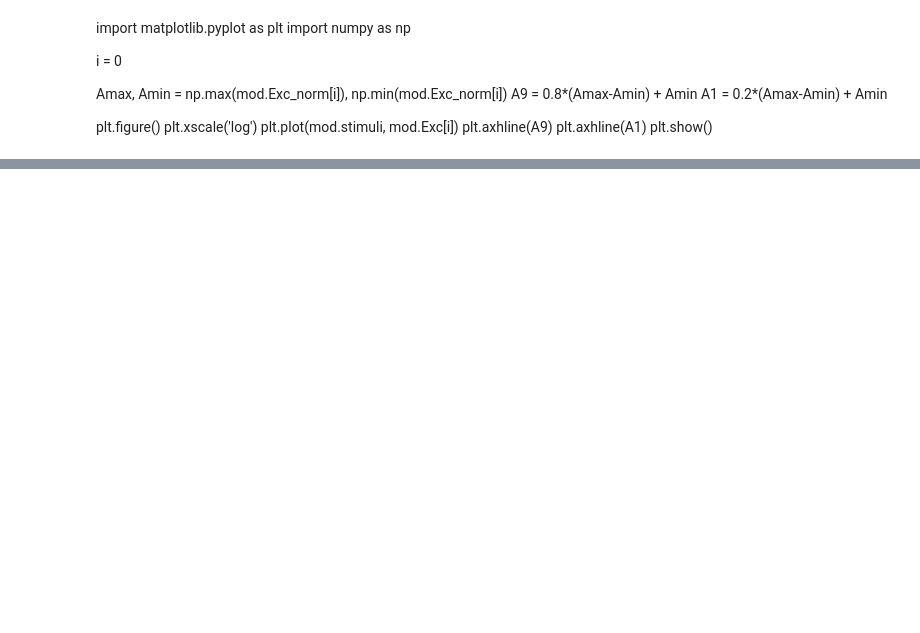
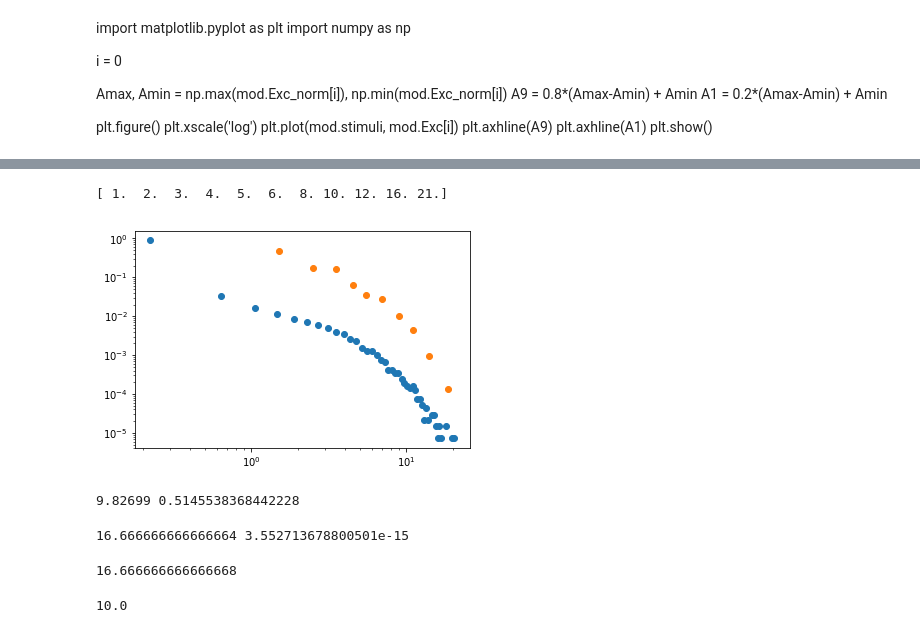
Before and after one commit to gbarzon/HTC_Mesoscopic_Brain, a Jupyter notebook: HTC_results_1.ipynb, the cells around one changed output, grey strips where cells are left out. Saved outputs shown, nothing was run; the diff lists cells and outputs as text; code cells hidden in the pictures; blank space fills up the shorter version.

```diff
--- a/HTC_results_1.ipynb
+++ b/HTC_results_1.ipynb
@@ -93,0 +246,15 @@ plt.show()
+# %%
+x, y = results.pdf()
+print(x)
+# %% [output]
+[ 1.  2.  3.  4.  5.  6.  8. 10. 12. 16. 21.]
+# %%
+plt.xscale('log')
+plt.yscale('log')
+plt.plot(mod.pdf_size_causal[tt][0], mod.pdf_size_causal[tt][1] / sum(mod.pdf_size_causal[tt][1]), 'o')
+plt.plot((x[1:]+x[:-1])/2, y, 'o')
+
+
+plt.show()
+# %% [output]
+[figure, added]
@@ -93,0 +264,46 @@ plt.show()
+# %%
+N = 60
+k = 10
+
+deg = []
+
+for i in range(10000):
+
+    random = nx.generators.random_graphs.erdos_renyi_graph(n=N, p=k/N)
+
+    tmp = sum(x for i,x in random.degree) / N
+
+    deg.append(tmp)
+
+print(np.mean(deg), np.std(deg))
+# %% [output]
+9.82699 0.5145538368442228
+# %%
+N = 60
+k = 10
+
+m = 10
+
+deg = []
+
+for i in range(10000):
+
+    random = nx.generators.random_graphs.barabasi_albert_graph(n=N, m=m)
+
+    tmp = sum(x for i,x in random.degree) / N
+
+    deg.append(tmp)
+
+print(np.mean(deg), np.std(deg))
+# %% [output]
+16.666666666666664 3.552713678800501e-15
+# %%
+km = (N-m) * m/N * 2
+km
+# %% [output]
+16.666666666666668
+# %%
+m = ( N - np.sqrt(N**2 - 2*N*km) ) / 2
+m
+# %% [output]
+10.0
```
Also changed, not shown: parts of 31 cells of this notebook, 14 other files.
